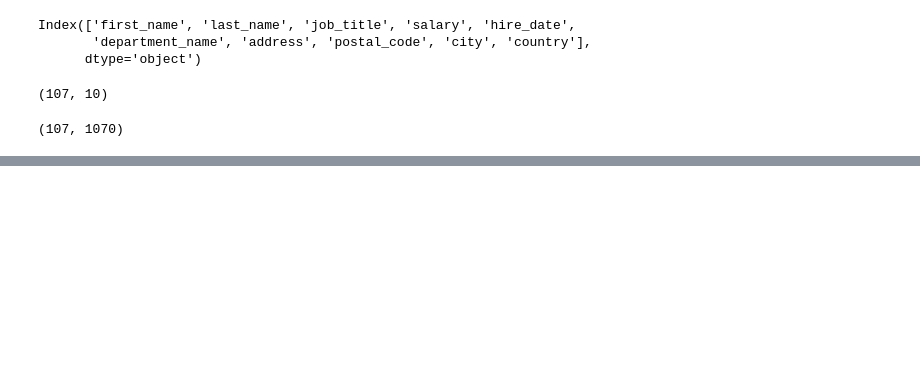
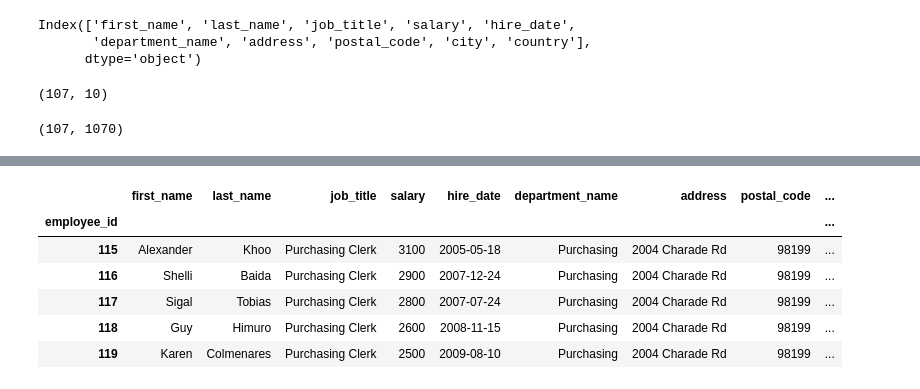
Before and after one commit to piotrgradzinski/dap_20230114, a Jupyter notebook: day_6_pgg/intro_pandas2.ipynb, the cells around one changed output, grey strips where cells are left out. Saved outputs shown, nothing was run; the diff lists cells and outputs as text; code cells hidden in the pictures; blank space fills up the shorter version.

```diff
--- a/day_6_pgg/intro_pandas2.ipynb
+++ b/day_6_pgg/intro_pandas2.ipynb
@@ -116,0 +478,10 @@ len(emps), emps.size
+# %%
+emps[(emps.city == 'Seattle') & (emps.job_title == 'Purchasing Clerk')]
+# %% [output]
+|  | first_name | last_name | job_title | salary | hire_date | department_name | address | postal_code | ... |
+| employee_id |  |  |  |  |  |  |  |  | ... |
+| 115 | Alexander | Khoo | Purchasing Clerk | 3100 | 2005-05-18 | Purchasing | 2004 Charade Rd | 98199 | ... |
+| 116 | Shelli | Baida | Purchasing Clerk | 2900 | 2007-12-24 | Purchasing | 2004 Charade Rd | 98199 | ... |
+| 117 | Sigal | Tobias | Purchasing Clerk | 2800 | 2007-07-24 | Purchasing | 2004 Charade Rd | 98199 | ... |
+| 118 | Guy | Himuro | Purchasing Clerk | 2600 | 2008-11-15 | Purchasing | 2004 Charade Rd | 98199 | ... |
+| 119 | Karen | Colmenares | Purchasing Clerk | 2500 | 2009-08-10 | Purchasing | 2004 Charade Rd | 98199 | ... |
```
Also changed, not shown: parts of 41 cells of this notebook.
